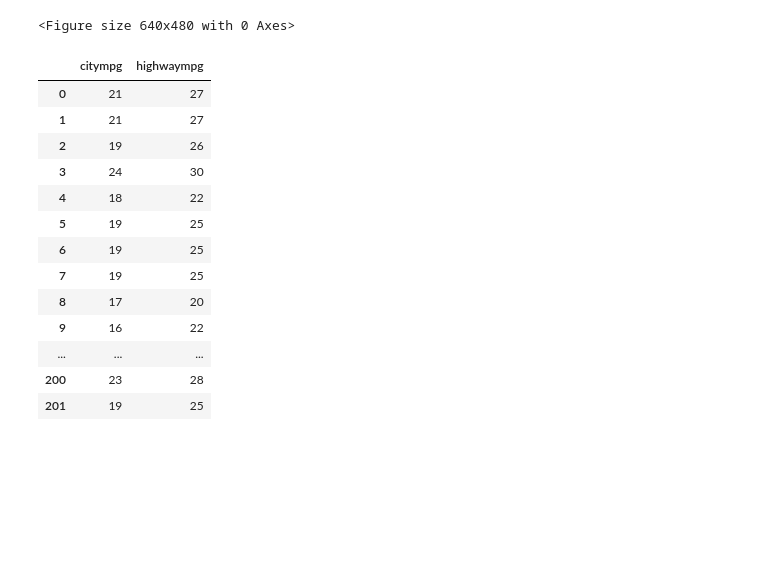
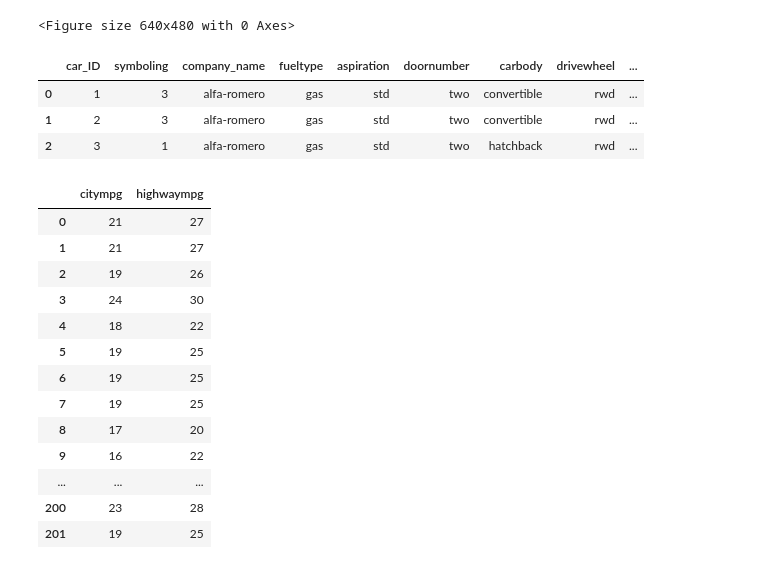
Before and after one commit to MoeedKhan-AMK/Applied-Data-Science, a Jupyter notebook: Machine Learning/LINEAR REGRESSION/Linear Regression/Linear_Regression_class_1.ipynb, the cells around one changed output. Saved outputs shown, nothing was run; the diff lists cells and outputs as text; code cells hidden in the pictures; blank space fills up the shorter version.

```diff
--- a/Machine Learning/LINEAR REGRESSION/Linear Regression/Linear_Regression_class_1.ipynb
+++ b/Machine Learning/LINEAR REGRESSION/Linear Regression/Linear_Regression_class_1.ipynb
@@ -353,6 +355,13 @@ plt.tight_layout()
 [figure]
 [figure]
 <Figure size 640x480 with 0 Axes>
+# %%
+cars.head(3)
+# %% [output]
+|  | car_ID | symboling | company_name | fueltype | aspiration | doornumber | carbody | drivewheel | ... |
+| 0 | 1 | 3 | alfa-romero | gas | std | two | convertible | rwd | ... |
+| 1 | 2 | 3 | alfa-romero | gas | std | two | convertible | rwd | ... |
+| 2 | 3 | 1 | alfa-romero | gas | std | two | hatchback | rwd | ... |
 # %%
 cars[["citympg","highwaympg"]]
 # %% [output]
```
Also changed, not shown: parts of 15 cells of this notebook, 1 other file.
